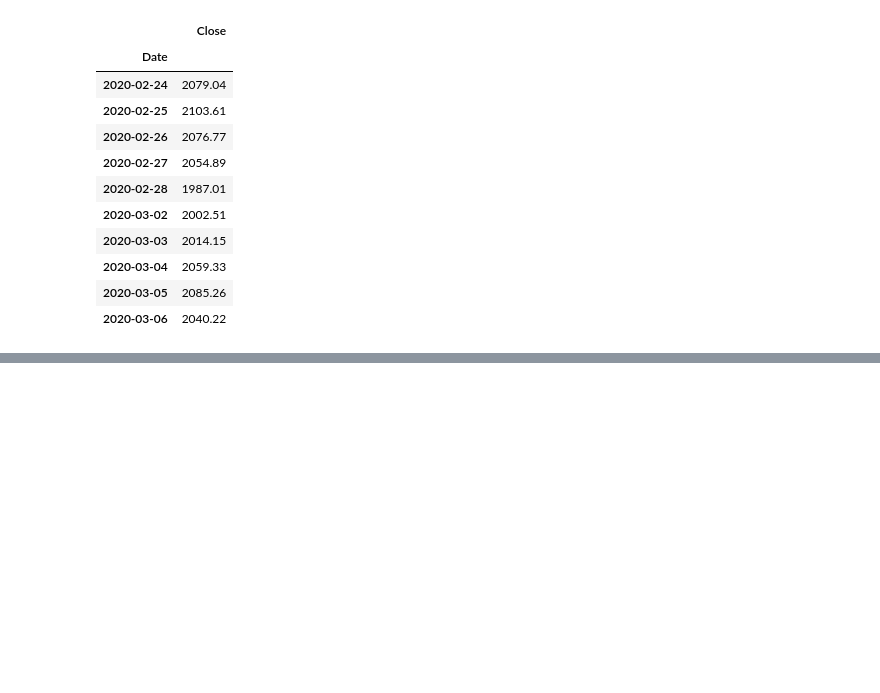
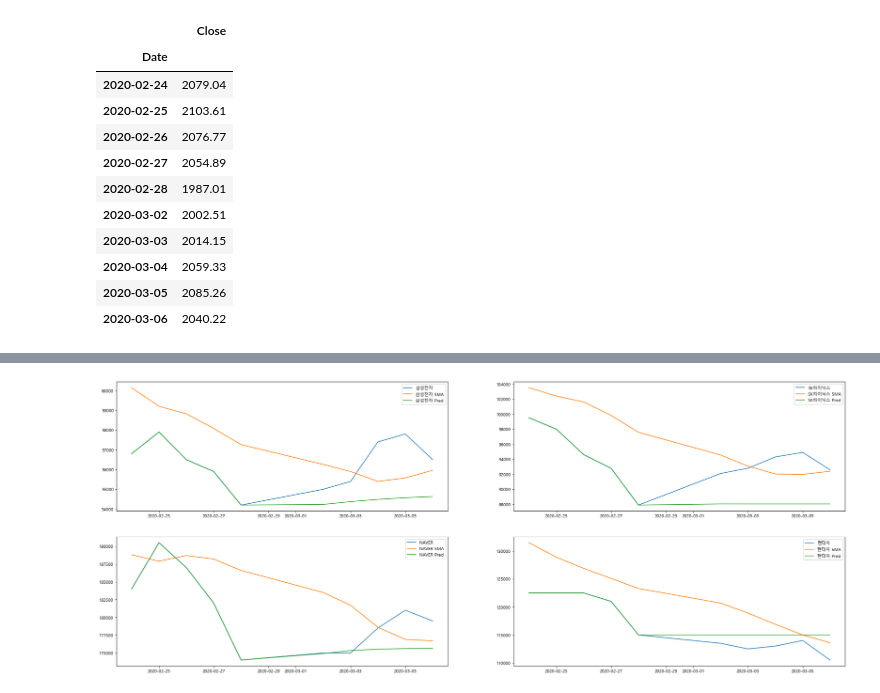
Before and after one commit to aprogod/hackarthon, a Jupyter notebook: dacon_arima.ipynb, the cells around one changed output, grey strips where cells are left out. Saved outputs shown, nothing was run; the diff lists cells and outputs as text; code cells hidden in the pictures; blank space fills up the shorter version.

```diff
--- a/dacon_arima.ipynb
+++ b/dacon_arima.ipynb
@@ -70,0 +145,2 @@ plt.legend()
+# %%
+dt_df = pd.DataFrame(data=dt_symbol,index=dt_name, columns=['Symbol'])
@@ -70,0 +182,8 @@ plt.legend()
+# %%
+for i,col in enumerate(dt_name):
+    kpss_diffs = arima.ndiffs(df[col], alpha=0.05, test='kpss', max_d=5)
+    adf_diffs = arima.ndiffs(df[col], alpha=0.05, test='adf', max_d=5)
+    pp_diffs = arima.ndiffs(df[col], alpha=0.05, test='pp', max_d=5)
+    n_diffs = max(kpss_diffs,adf_diffs,pp_diffs)
+
+    print(f'{dt_name[i]}의 적정 차분 차수는 {n_diffs}')
@@ -70,0 +195,3 @@ plt.legend()
+# %%
+for i, col in enumerate(dt_name):
+    model = arima.auto_arima(y=df[col], d=1, start_p=0, max_p=3, start_q=0, max_q=3, seasonal=False, stepwise=True, trace=True)
@@ -70,0 +253,13 @@ plt.legend()
+# %%
+list_arima = [[2,1,1],[1,1,0],[1,1,1],[0,1,0]]
+df_last10day_pred = df_last10day.copy()
+for i, col in enumerate(dt_name):
+    # ARIMA Model 적용
+    model = ARIMA(df[col],order = list_arima[i])
+    model_fit = model.fit()
+    forecast_data = model_fit.forecast(steps=5) # 마지막 5일의 예측 데이터
+    # Arima 모델을 이용해 예측한 값 생성
+    df_last10day_pred[col][5:] = forecast_data.round(2)
+    df_last10day_pred
+
+df_last10day_pred
@@ -70,0 +279,19 @@ plt.legend()
+# %%
+# plot하기
+
+from matplotlib import font_manager, rc
+font_name = font_manager.FontProperties(fname="c:/Windows/Fonts/malgun.ttf").get_name()
+rc('font', family=font_name)
+
+plt.figure(figsize=(30,12), facecolor='w')
+
+for i, col in enumerate(dt_name):
+    plt.subplot(2, 2, i+1)
+    plt.plot(df_last10day[col], label = col)
+    plt.plot(df_last10day_5ma[col], label = ' '.join([col, '5MA']))
+    plt.plot(df_last10day_pred[col], label = ' '.join([col, 'Pred']))
+    plt.legend()
+
+plt.savefig('./4rpma.png')
+# %% [output]
+[figure, added]
```
Also changed, not shown: parts of 20 cells of this notebook, 1 other file.
